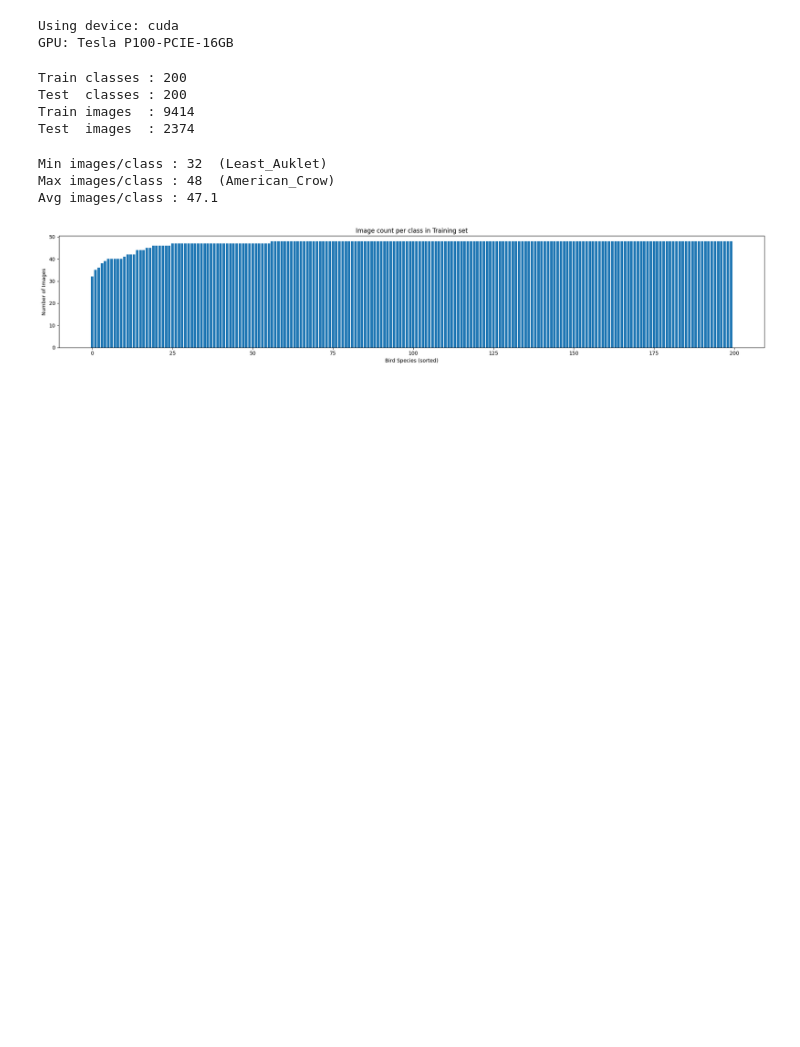
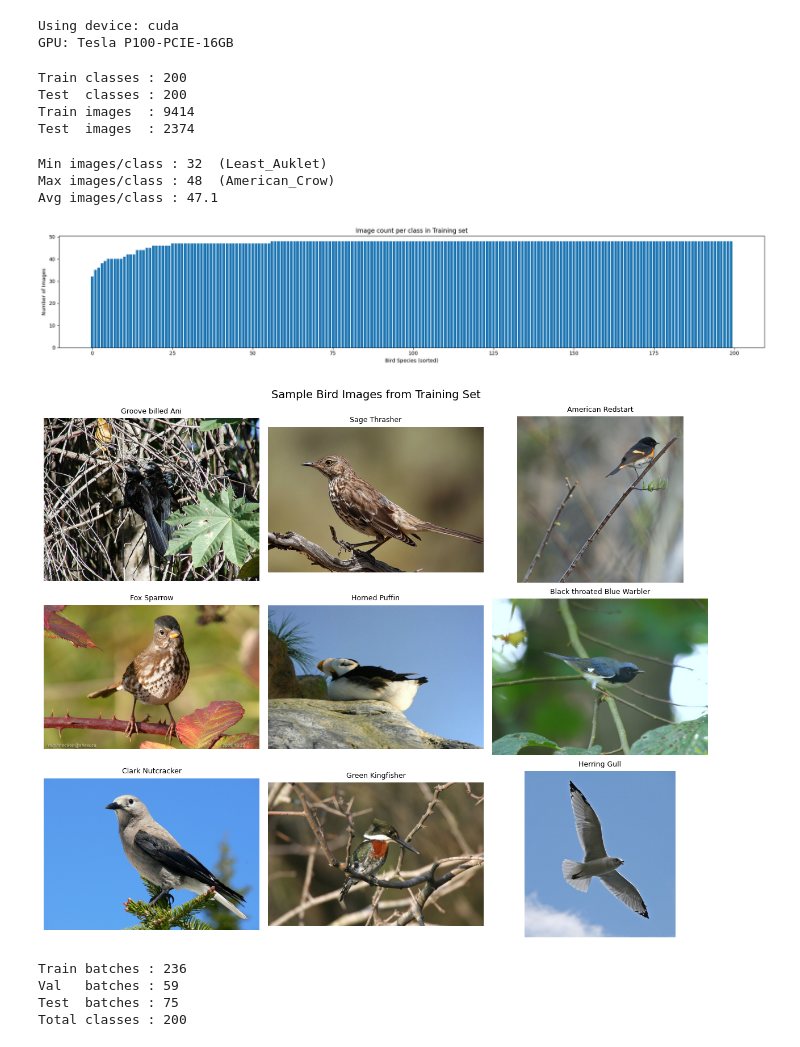
Before and after one commit to XMGMAX/classthatbird, a Jupyter notebook: modelforclassifybird.ipynb, the cells around one changed output. Drawn from its saved outputs; the diff is of its cells as text; code cells hidden in the pictures; blank space fills up the shorter version.

```diff
--- a/modelforclassifybird.ipynb
+++ b/modelforclassifybird.ipynb
@@ -64,3 +64,82 @@ Min images/class : 32  (Least_Auklet)
 Max images/class : 48  (American_Crow)
 Avg images/class : 47.1
 [figure]
+# %%
+# Visualise sample images from 9 random classes
+import random
+from PIL import Image
+
+fig, axes = plt.subplots(3, 3, figsize=(12, 10))
+sample_classes = random.sample(train_classes, 9)
+
+for ax, cls in zip(axes.flatten(), sample_classes):
+    folder = os.path.join(TRAIN_DIR, cls)
+    img_file = random.choice(os.listdir(folder))
+    img = Image.open(os.path.join(folder, img_file)).convert('RGB')
+    ax.imshow(img)
+    ax.set_title(cls.replace('_', ' '), fontsize=9)
+    ax.axis('off')
+
+plt.suptitle('Sample Bird Images from Training Set', fontsize=14)
+plt.tight_layout()
+plt.show()
+# %% [output]
+[figure, added]
+# %%
+IMG_SIZE   = 224    # EfficientNet standard input
+BATCH_SIZE = 32
+NUM_WORKERS = 2
+
+# Training: heavy augmentation to prevent overfitting
+train_transforms = transforms.Compose([
+    transforms.Resize((256, 256)),
+    transforms.RandomCrop(IMG_SIZE),
+    transforms.RandomHorizontalFlip(p=0.5),
+    transforms.RandomRotation(degrees=20),
+    transforms.ColorJitter(brightness=0.3, contrast=0.3, saturation=0.2, hue=0.1),
+    transforms.RandomGrayscale(p=0.05),
+    transforms.ToTensor(),
+    transforms.Normalize(mean=[0.485, 0.456, 0.406],   # ImageNet stats
+                         std=[0.229, 0.224, 0.225])
+])
+
+# Validation/Test: no augmentation, just resize & normalize
+val_transforms = transforms.Compose([
+    transforms.Resize((IMG_SIZE, IMG_SIZE)),
+    transforms.ToTensor(),
+    transforms.Normalize(mean=[0.485, 0.456, 0.406],
+                         std=[0.229, 0.224, 0.225])
+])
+
+# Load full training set, then split 80/20 for validation
+full_train = datasets.ImageFolder(TRAIN_DIR, transform=train_transforms)
+test_data  = datasets.ImageFolder(TEST_DIR,  transform=val_transforms)
+
+val_size   = int(0.2 * len(full_train))
+train_size = len(full_train) - val_size
+train_data, val_data = random_split(full_train, [train_size, val_size],
+                                    generator=torch.Generator().manual_seed(42))
+
+# For val_data, apply val_transforms (override the train augmentation)
+val_data.dataset = copy.deepcopy(full_train)
+val_data.dataset.transform = val_transforms
+
+train_loader = DataLoader(train_data, batch_size=BATCH_SIZE, shuffle=True,
+                          num_workers=NUM_WORKERS, pin_memory=True)
+val_loader   = DataLoader(val_data,   batch_size=BATCH_SIZE, shuffle=False,
+                          num_workers=NUM_WORKERS, pin_memory=True)
+test_loader  = DataLoader(test_data,  batch_size=BATCH_SIZE, shuffle=False,
+                          num_workers=NUM_WORKERS, pin_memory=True)
+
+NUM_CLASSES = len(full_train.classes)
+CLASS_NAMES = full_train.classes
+
+print(f"Train batches : {len(train_loader)}")
+print(f"Val   batches : {len(val_loader)}")
+print(f"Test  batches : {len(test_loader)}")
+print(f"Total classes : {NUM_CLASSES}")
+# %% [output]
+Train batches : 236
+Val   batches : 59
+Test  batches : 75
+Total classes : 200
```
Also changed, not shown: parts of 6 cells of this notebook.
